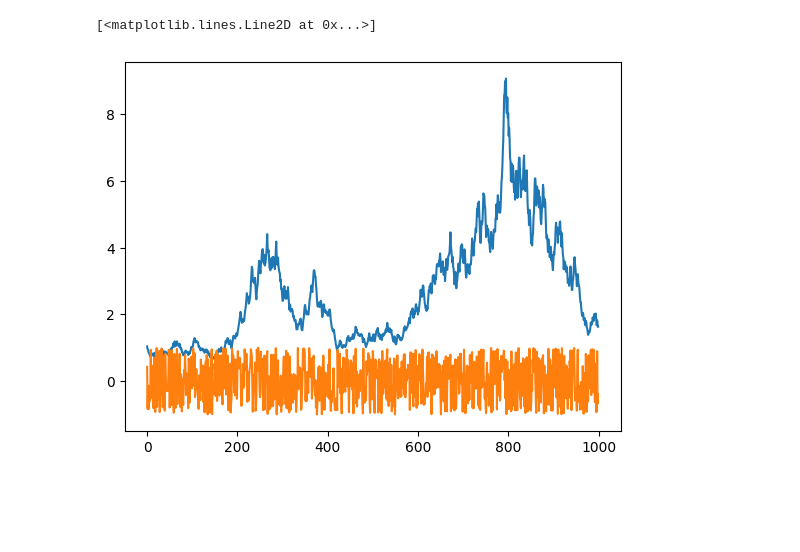
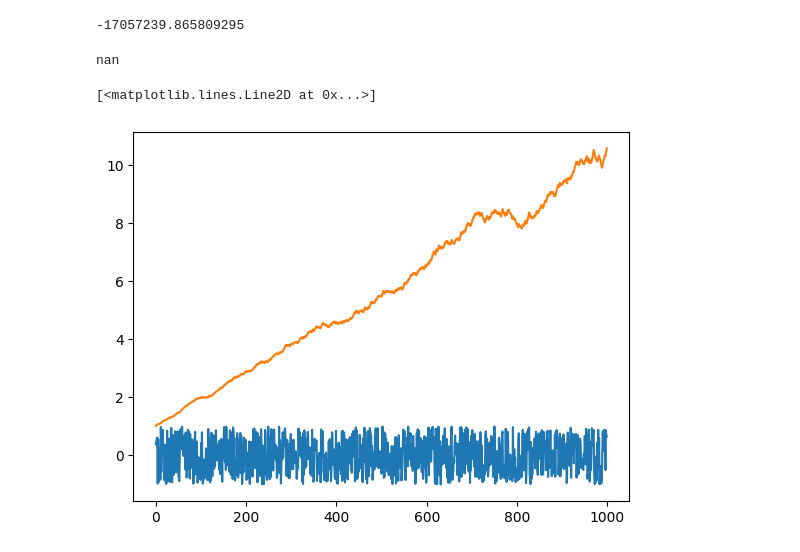
Before and after one commit to 1101AlexZab1011/deepmeg, a Jupyter notebook: dev/din_filter.ipynb, the cells around one changed output. Saved outputs shown, nothing was run; the diff lists cells and outputs as text; code cells hidden in the pictures; blank space fills up the shorter version.

```diff
--- a/dev/din_filter.ipynb
+++ b/dev/din_filter.ipynb
@@ -36,0 +59,27 @@ plt.plot(y)
+# %%
+# dx = 2*np.random.random(1000) - 1
+from copy import deepcopy
+params = rand10(), rand10(), rand10(), rand100(), rand100(), rand100(), rand10(), rand100(), rand10(), rand10(), rand10(), rand10(), rand10()
+
+params_cp = deepcopy(params)
+
+gl, gca, gk, vl, vca, vk, I, C, phi, v1, v2, v3, v4 = params_cp
+
+v = 0
+N = 0
+y = list()
+
+for x in dx:
+    tn = 1/( ( phi * np.cosh( (v - v3)/(2*v4) ) ) + 1e-7 )
+    dn = (1/2*(1 + np.tanh((v - v3)/v4)) - N)/tn*dt
+    N += dn
+    mss = 1/2*(1 + np.tanh((v - v1)/v2))
+    dv = (x - ( gl*(v - vl) - gca*mss*(v - vca) - gk*N*(v - vk) ))*dt/C
+    if np.isnan(dv) or np.isinf(dv):
+        raise ValueError
+    v += dv
+    if np.isinf(v):
+        raise   ValueError
+    y.append(v)
+
+plt.plot(y)
@@ -37,18 +100,30 @@ plt.plot(y)
+# %%
+(v - v3)/(2*v4)
+# %% [output]
+-17057239.865809295
+# %%
+np.tanh((v - v3)/v4)
+# %% [output]
+nan
+# %%
+dx = 2*np.random.random(1000) - 1
 # %%
-# dx = 2*np.random.random(1000) - 1
+# dx = np.linspace(0, 1, 1000)
+
 a = 1
 
 y, y1 = list(), list()
 
 w0 = 1
-w1 = 1
+w1 = 1.0
 dt = 0.01
 for i, x in enumerate(dx):
-    w0 += 10*(x * w0)*dt
+    w1 += .100*(x) *dt
+    w0 += ((x * w0) + w1)*dt
     y.append(w0)
 
+plt.plot(dx)
 plt.plot(y)
-plt.plot(dx)
 # %% [output]
 [<matplotlib.lines.Line2D at 0x...>]
-[figure, old version]
+[figure, new version]
```
Also changed, not shown: parts of 13 cells of this notebook, 1 other file.
